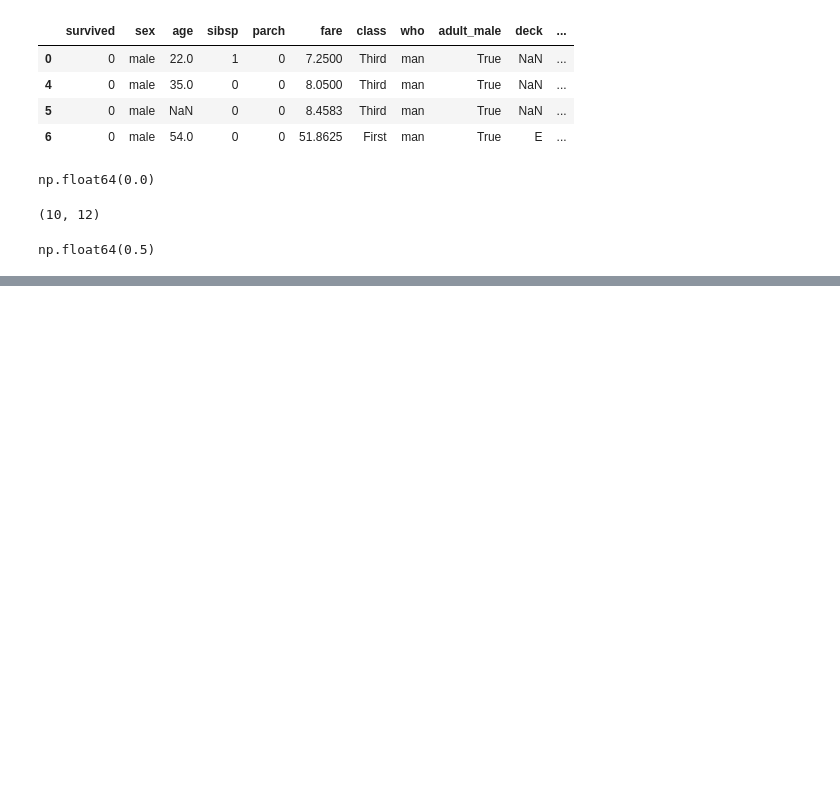
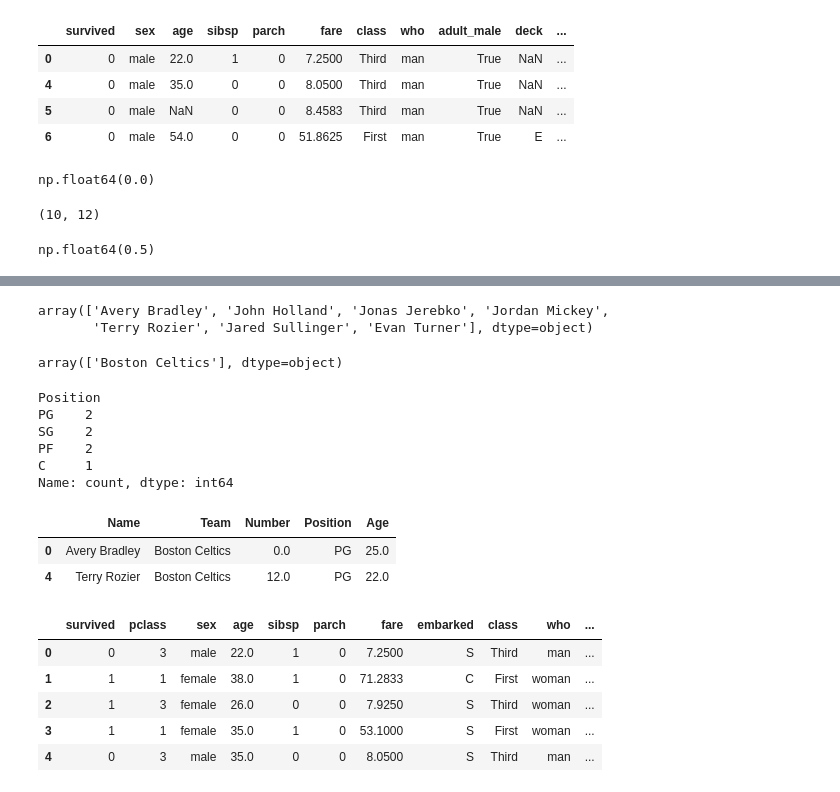
Before and after one commit to ntlong-NEU/DSEB65B-DataPre-Visual, a Jupyter notebook: Lesson_1_getting_started_pandas.ipynb, the cells around one changed output, grey strips where cells are left out. Cells and saved outputs as stored; diff of their text form; code cells hidden in the pictures; blank space fills up the shorter version.

```diff
--- a/Lesson_1_getting_started_pandas.ipynb
+++ b/Lesson_1_getting_started_pandas.ipynb
@@ -585,0 +918,24 @@ np.float64(0.5)
+# %%
+df_0['Name'].unique()
+# %% [output]
+array(['Avery Bradley', 'John Holland', 'Jonas Jerebko', 'Jordan Mickey',
+       'Terry Rozier', 'Jared Sullinger', 'Evan Turner'], dtype=object)
+# %%
+df_0['Team'].unique()
+# %% [output]
+array(['Boston Celtics'], dtype=object)
+# %%
+df_0['Position'].value_counts()
+# %% [output]
+Position
+PG    2
+SG    2
+PF    2
+C     1
+Name: count, dtype: int64
+# %%
+df_0[df_0['Position'].isin(['A','B',"PG"])]
+# %% [output]
+|  | Name | Team | Number | Position | Age |
+| 0 | Avery Bradley | Boston Celtics | 0.0 | PG | 25.0 |
+| 4 | Terry Rozier | Boston Celtics | 12.0 | PG | 22.0 |
@@ -585,0 +944,10 @@ np.float64(0.5)
+# %%
+titanic = sns.load_dataset("titanic")
+titanic.head()
+# %% [output]
+|  | survived | pclass | sex | age | sibsp | parch | fare | embarked | class | who | ... |
+| 0 | 0 | 3 | male | 22.0 | 1 | 0 | 7.2500 | S | Third | man | ... |
+| 1 | 1 | 1 | female | 38.0 | 1 | 0 | 71.2833 | C | First | woman | ... |
+| 2 | 1 | 3 | female | 26.0 | 0 | 0 | 7.9250 | S | Third | woman | ... |
+| 3 | 1 | 1 | female | 35.0 | 1 | 0 | 53.1000 | S | First | woman | ... |
+| 4 | 0 | 3 | male | 35.0 | 0 | 0 | 8.0500 | S | Third | man | ... |
```
Also changed, not shown: parts of 53 cells of this notebook.
